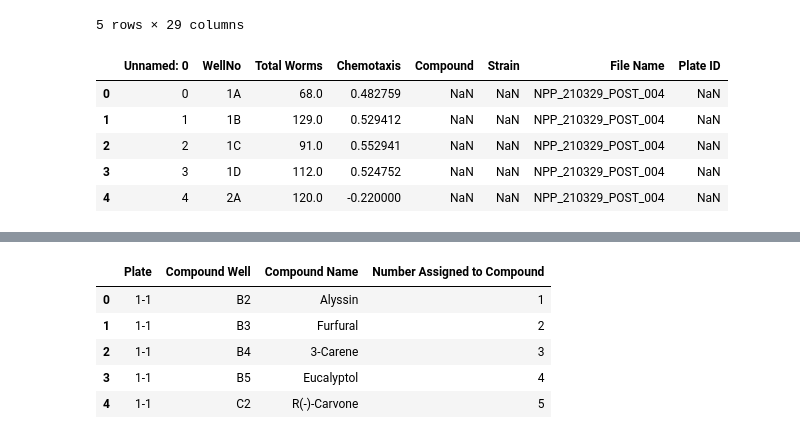
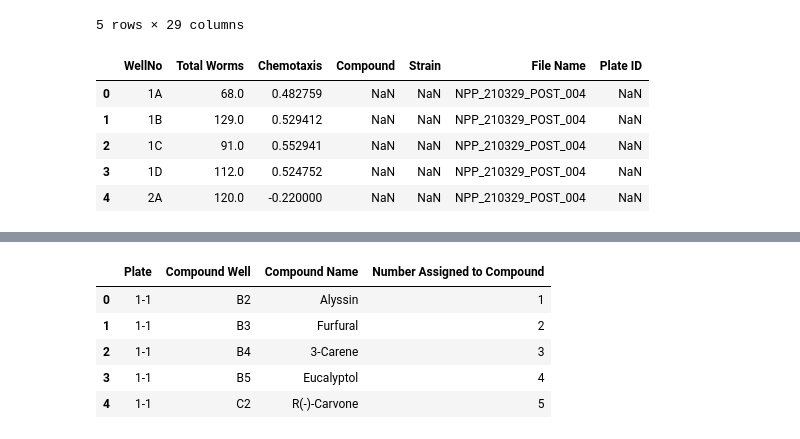
Before and after one commit to Neuroplant-Resources/Neuroplant-OWL, a Jupyter notebook: 2103_analysis.ipynb, the cells around one changed output, grey strips where cells are left out. Drawn from its saved outputs; the diff is of its cells as text; code cells hidden in the pictures.

```diff
--- a/2103_analysis.ipynb
+++ b/2103_analysis.ipynb
@@ -20,15 +20,15 @@ screen_metadata.head('/Volumes/LaCie/_2020_11_screen/_2020_11_automated_analysis
 | 4 | 3/19/21 | Emily | NPP_210319_005 | NaN | NaN | 41 | ... |
 5 rows × 29 columns
 # %%
-ia_data = pd.read_csv('/Volumes/LaCie/_2021_03_screen/automated_results/2103_screen.csv')
+ia_data = pd.read_csv('/Volumes/LaCie/_2021_03_screen/_2021_03_automated_results/2103_screen.csv', index_col=0)
 ia_data.head()
 # %% [output]
-|  | Unnamed: 0 | WellNo | Total Worms | Chemotaxis | Compound | Strain | File Name | Plate ID |
-| 0 | 0 | 1A | 68.0 | 0.482759 | NaN | NaN | NPP_210329_POST_004 | NaN |
-| 1 | 1 | 1B | 129.0 | 0.529412 | NaN | NaN | NPP_210329_POST_004 | NaN |
-| 2 | 2 | 1C | 91.0 | 0.552941 | NaN | NaN | NPP_210329_POST_004 | NaN |
-| 3 | 3 | 1D | 112.0 | 0.524752 | NaN | NaN | NPP_210329_POST_004 | NaN |
-| 4 | 4 | 2A | 120.0 | -0.220000 | NaN | NaN | NPP_210329_POST_004 | NaN |
+|  | WellNo | Total Worms | Chemotaxis | Compound | Strain | File Name | Plate ID |
+| 0 | 1A | 68.0 | 0.482759 | NaN | NaN | NPP_210329_POST_004 | NaN |
+| 1 | 1B | 129.0 | 0.529412 | NaN | NaN | NPP_210329_POST_004 | NaN |
+| 2 | 1C | 91.0 | 0.552941 | NaN | NaN | NPP_210329_POST_004 | NaN |
+| 3 | 1D | 112.0 | 0.524752 | NaN | NaN | NPP_210329_POST_004 | NaN |
+| 4 | 2A | 120.0 | -0.220000 | NaN | NaN | NPP_210329_POST_004 | NaN |
 # %%
 for index, row in ia_data.iterrows():
     ia_data['Slot']= ia_data['WellNo'].astype(str).str[0]
```
Also changed, not shown: parts of 6 cells of this notebook, 3 other files.
